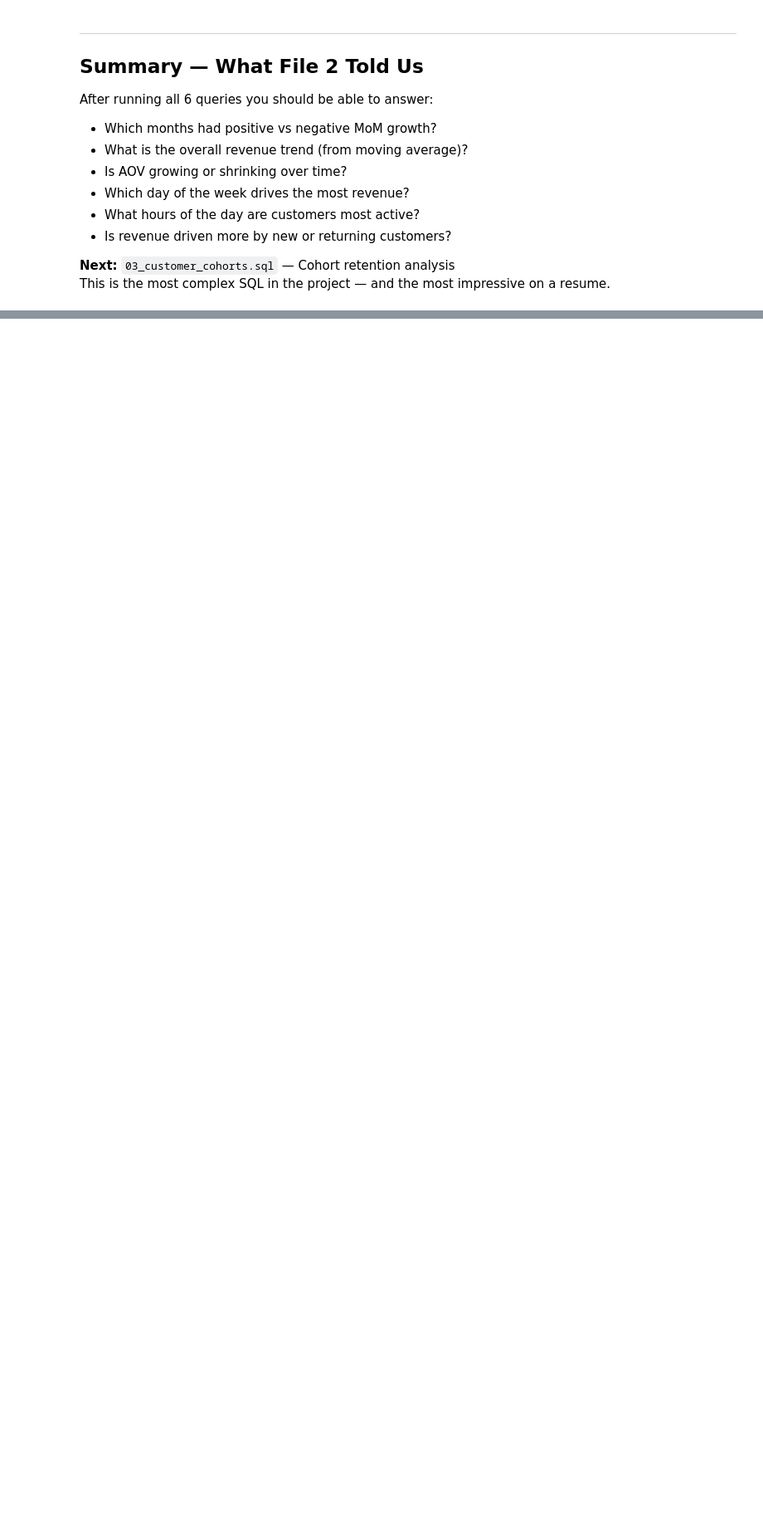
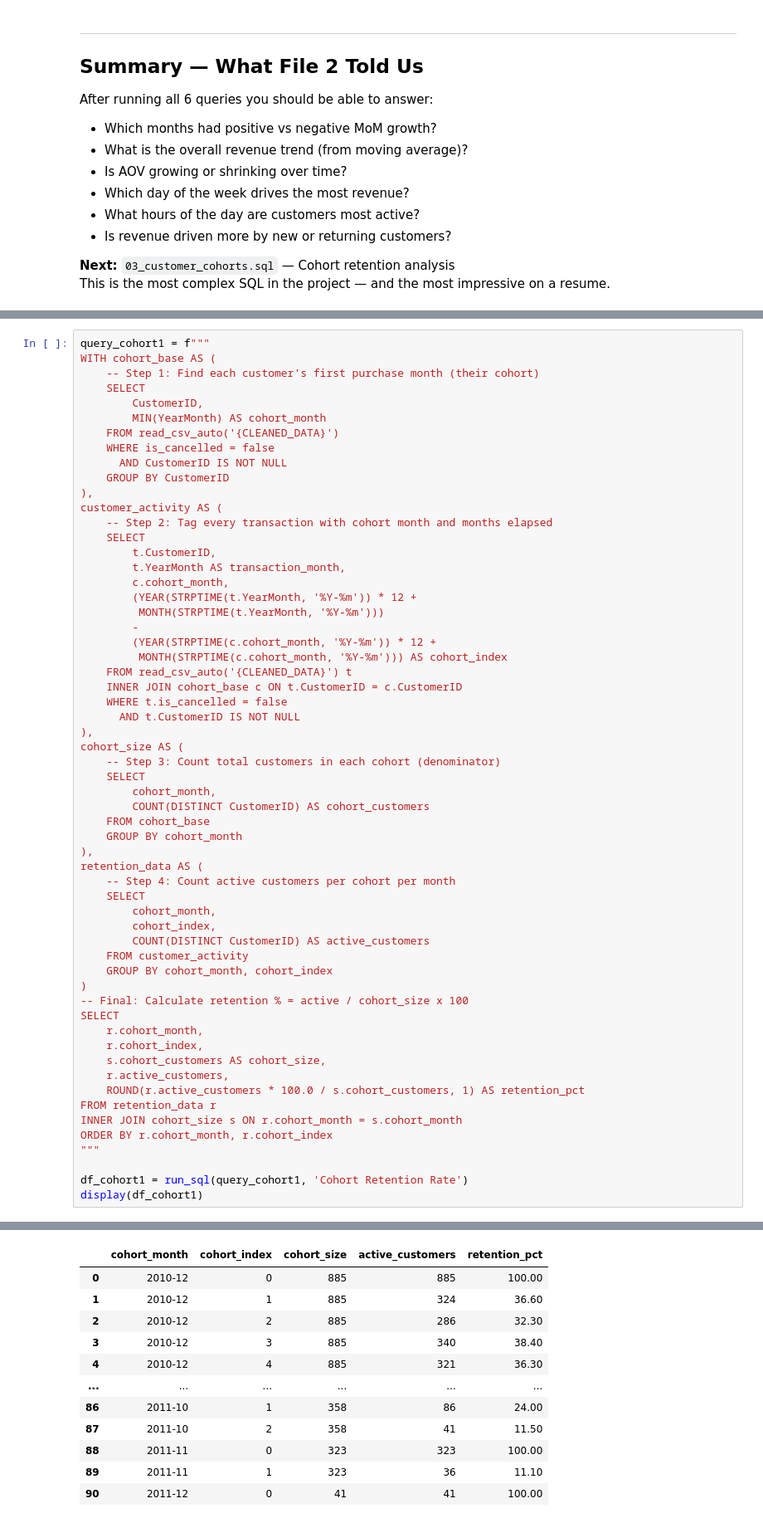
Before and after one commit to UtsavKhadka-Analyst/ecommerce-revenue-analytics, a Jupyter notebook: notebooks/02_sql_analysis.ipynb, the cells around one changed output, grey strips where cells are left out. Shown at 83% size. Cells and saved outputs as stored; diff of their text form; blank space fills up the shorter version.

```diff
--- a/notebooks/02_sql_analysis.ipynb
+++ b/notebooks/02_sql_analysis.ipynb
@@ -677,0 +734,60 @@ This is the most complex SQL in the project — and the most impressive on a res
+# %%
+query_cohort1 = f"""
+WITH cohort_base AS (
+    -- Step 1: Find each customer's first purchase month (their cohort)
+    SELECT
+        CustomerID,
+        MIN(YearMonth) AS cohort_month
+    FROM read_csv_auto('{CLEANED_DATA}')
+    WHERE is_cancelled = false
+      AND CustomerID IS NOT NULL
+    GROUP BY CustomerID
+),
+customer_activity AS (
+    -- Step 2: Tag every transaction with cohort month and months elapsed
+    SELECT
+        t.CustomerID,
+        t.YearMonth AS transaction_month,
+        c.cohort_month,
+        (YEAR(STRPTIME(t.YearMonth, '%Y-%m')) * 12 +
+         MONTH(STRPTIME(t.YearMonth, '%Y-%m')))
+        -
+        (YEAR(STRPTIME(c.cohort_month, '%Y-%m')) * 12 +
+         MONTH(STRPTIME(c.cohort_month, '%Y-%m'))) AS cohort_index
+    FROM read_csv_auto('{CLEANED_DATA}') t
+    INNER JOIN cohort_base c ON t.CustomerID = c.CustomerID
+    WHERE t.is_cancelled = false
+      AND t.CustomerID IS NOT NULL
+),
+cohort_size AS (
+    -- Step 3: Count total customers in each cohort (denominator)
+    SELECT
+        cohort_month,
+        COUNT(DISTINCT CustomerID) AS cohort_customers
+    FROM cohort_base
+    GROUP BY cohort_month
+),
+retention_data AS (
+    -- Step 4: Count active customers per cohort per month
+    SELECT
+        cohort_month,
+        cohort_index,
+        COUNT(DISTINCT CustomerID) AS active_customers
+    FROM customer_activity
+    GROUP BY cohort_month, cohort_index
+)
+-- Final: Calculate retention % = active / cohort_size x 100
+SELECT
+    r.cohort_month,
+    r.cohort_index,
+    s.cohort_customers AS cohort_size,
+    r.active_customers,
+    ROUND(r.active_customers * 100.0 / s.cohort_customers, 1) AS retention_pct
+FROM retention_data r
+INNER JOIN cohort_size s ON r.cohort_month = s.cohort_month
+ORDER BY r.cohort_month, r.cohort_index
+"""
+
+df_cohort1 = run_sql(query_cohort1, 'Cohort Retention Rate')
+display(df_cohort1)
+# %% [output]
@@ -677,0 +796,12 @@ This is the most complex SQL in the project — and the most impressive on a res
+|  | cohort_month | cohort_index | cohort_size | active_customers | retention_pct |
+| 0 | 2010-12 | 0 | 885 | 885 | 100.00 |
+| 1 | 2010-12 | 1 | 885 | 324 | 36.60 |
+| 2 | 2010-12 | 2 | 885 | 286 | 32.30 |
+| 3 | 2010-12 | 3 | 885 | 340 | 38.40 |
+| 4 | 2010-12 | 4 | 885 | 321 | 36.30 |
+| ... | ... | ... | ... | ... | ... |
+| 86 | 2011-10 | 1 | 358 | 86 | 24.00 |
+| 87 | 2011-10 | 2 | 358 | 41 | 11.50 |
+| 88 | 2011-11 | 0 | 323 | 323 | 100.00 |
+| 89 | 2011-11 | 1 | 323 | 36 | 11.10 |
+| 90 | 2011-12 | 0 | 41 | 41 | 100.00 |
```
Also changed, not shown: parts of 11 cells of this notebook, 1 other file.
